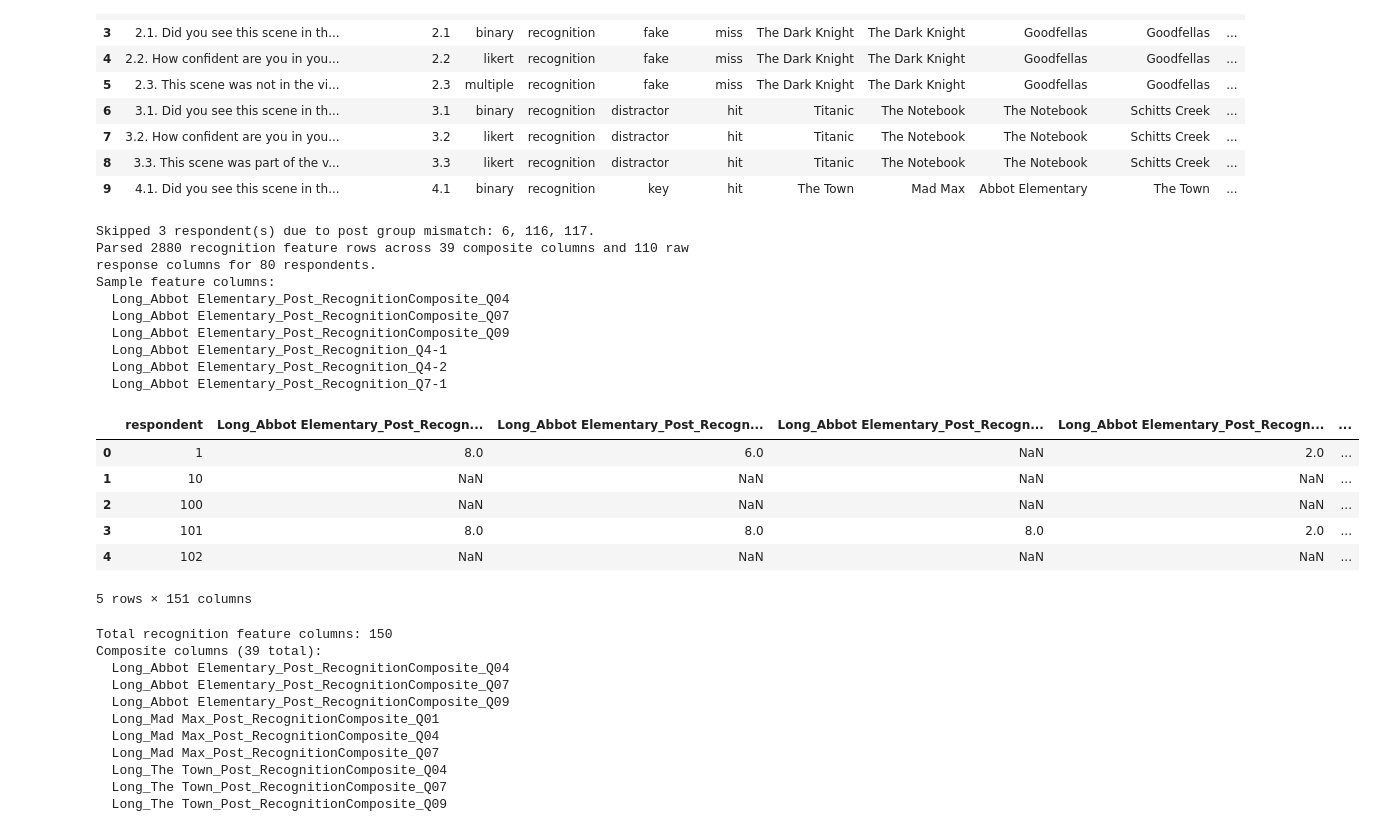
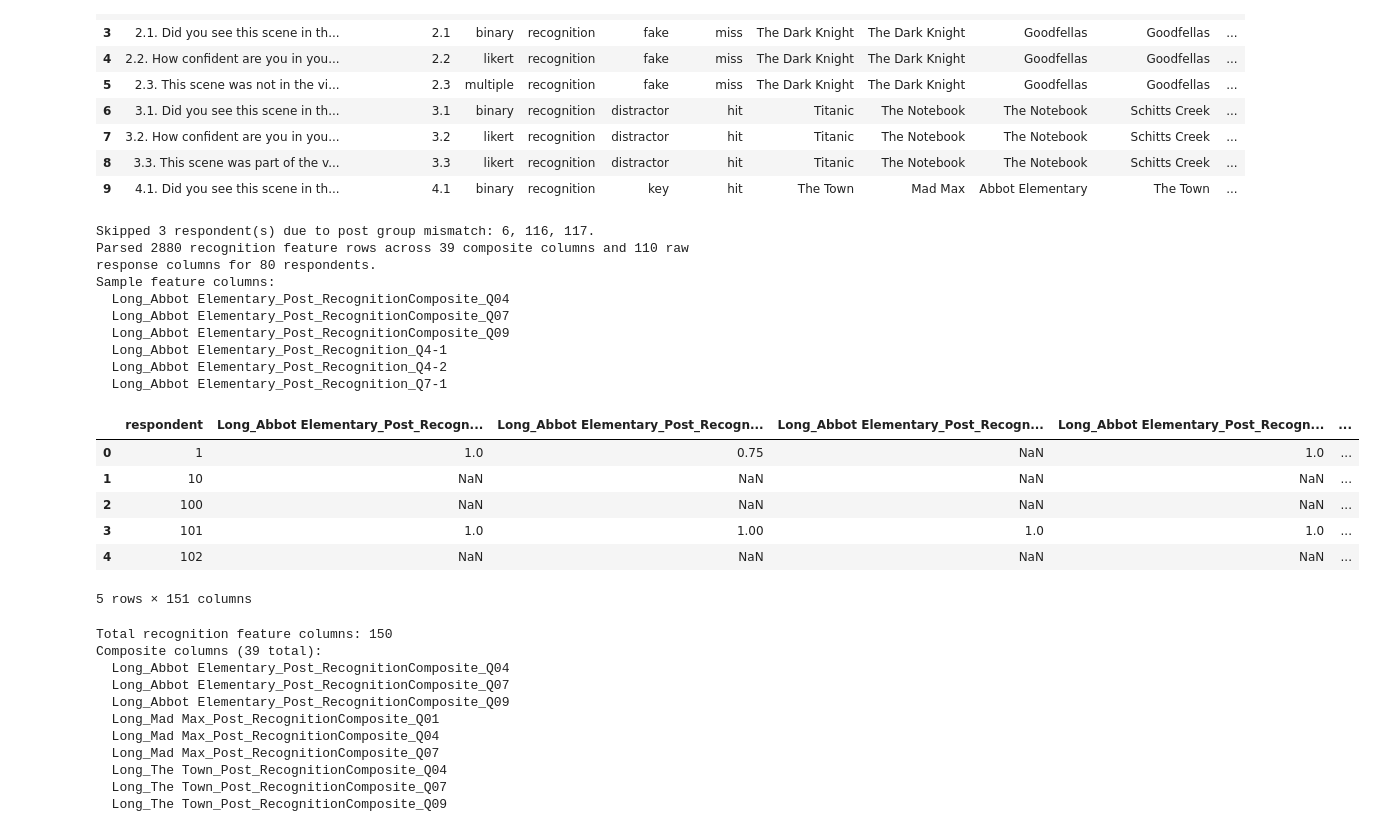
Before and after one commit to NeuralSenseCode/544_WBD_CXCU, a Jupyter notebook: analysis/assemble_uv.ipynb, the cells around one changed output. Drawn from its saved outputs; the diff is of its cells as text; code cells hidden in the pictures.

Commit message:
Update recognition analyses and progress log

```diff
--- a/analysis/assemble_uv.ipynb
+++ b/analysis/assemble_uv.ipynb
@@ -502,7 +532,7 @@ group_short_long_map = pd.DataFrame(
         ("B", "The Town", "Mad Max"),
         ("C", "The Town", "Abbot Elementary"),
         ("D", "Abbot Elementary", "The Town"),
-        ("E", "Abbot Elementary", "The Town"),
+        ("E", "Abbot Elementary", "Mad Max"),
         ("F", "Mad Max", "Abbot Elementary"),
     ],
     columns=["group", "Short Form", "Long Form"],
@@ -1335,6 +1365,38 @@ Updated post_survey_map.csv with question_code column; 7 rows are missing a pars
 | 9 | 4.1. Did you see this scene in th... | 4.1 | binary | recognition | key | hit | The Town | Mad Max | Abbot Elementary | The Town | ... |
 # %%
 import numpy as np
+import re
+
+post_data_dir = project_root / "data" / "Post"
+if not post_data_dir.exists():
+    raise FileNotFoundError(f"Post questionnaire directory not found at {post_data_dir}.")
+post_files = sorted(
+    path
+    for path in post_data_dir.rglob("*.csv")
+    if path.is_file() and not path.name.startswith("~$")
+)
+if not post_files:
+    raise FileNotFoundError(f"No post questionnaire CSV files found under {post_data_dir}.")
+
+def merge_duplicate_columns(df: pd.DataFrame) -> pd.DataFrame:
+    def _sanitize(value):
+        if pd.isna(value):
+            return np.nan
+        if isinstance(value, str):
+            cleaned = value.strip()
+            return cleaned if cleaned else np.nan
+        return value
+    merged = {}
+    column_order = []
+    for column in df.columns:
+        normalized = re.sub(r"\s+", " ", str(column)).strip()
+        series = df[column].astype("object").map(_sanitize)
+        if normalized not in merged:
+            merged[normalized] = series
+            column_order.append(normalized)
+        else:
+            merged[normalized] = merged[normalized].combine_first(series)
+    return pd.DataFrame({name: merged[name] for name in column_order})
 
 post_map_full = pd.read_csv(project_root / "data" / "post_survey_map.csv")
 if "question_code" not in post_map_full.columns:
@@ -1358,6 +1420,9 @@ STAT_LABELS = {
     "mean": "Mean",
     "normalized_mean": "NormalizedMean",
 }
+RECOGNITION_BINARY_MAX = 2.0
+RECOGNITION_CONFIDENCE_MAX = 4.0
+RECOGNITION_COMPOSITE_MAX = RECOGNITION_BINARY_MAX * RECOGNITION_CONFIDENCE_MAX
 FORM_CATEGORY_KEYS = {"key", "seen"}
 NON_FORM_CATEGORY_KEYS = {"unseen", "fake", "distractor", "distractor2"}
 
@@ -1613,15 +1678,19 @@ for csv_path in post_files:
                 issues_here.append("binary_response_missing_or_unrecognized")
             accuracy = base_meta.get("accuracy", "")
             expected_yes = accuracy == "hit"
+            base_score_raw = np.nan
             base_score = np.nan
             if not np.isnan(yes_no):
                 answered_yes = bool(yes_no)
-                base_score = 2.0 if answered_yes == expected_yes else 0.0
+                base_score_raw = RECOGNITION_BINARY_MAX if answered_yes == expected_yes else 0.0
+                base_score = base_score_raw / RECOGNITION_BINARY_MAX
             if np.isnan(confidence):
                 issues_here.append("confidence_missing_or_unrecognized")
+            composite_raw = np.nan
             composite = np.nan
-            if not np.isnan(base_score) and not np.isnan(confidence):
-                composite = base_score * confidence
+            if not np.isnan(base_score_raw) and not np.isnan(confidence):
+                composite_raw = base_score_raw * confidence
+                composite = composite_raw / RECOGNITION_COMPOSITE_MAX
             form_value, form_notes = resolve_form(respondent_id, group_letter, base_meta.get("title", ""))
             issues_here.extend(form_notes)
             question_int = int(float(q_num))
@@ -1716,9 +1785,7 @@ if not composite_subset.empty:
                 .reset_index()
             )
             if not form_agg.empty:
-                form_agg["normalized_mean"] = form_agg.groupby(["respondent", "aligned_form"])["mean"].transform(
-                    lambda s: (s - s.min()) / (s.max() - s.min()) if s.max() > s.min() else 0.0
-                )
+                form_agg["normalized_mean"] = form_agg["mean"].astype(float).clip(0, 1)
                 form_long = form_agg.melt(
                     id_vars=["respondent", "aligned_form", "category_lower"],
                     value_vars=["count", "sum", "mean", "normalized_mean"],
@@ -1726,8 +1793,8 @@ if not composite_subset.empty:
                     value_name="stat_value",
                 )
                 form_long["column_name"] = form_long.apply(
-                    lambda r: f"{r['aligned_form']}_{r['category_lower']}_Post_Recognition_{STAT_LABELS[r['statistic']]}",
-                    axis=1,
+                    lambda r: f"{r['aligned_form']}_{r['category_lower']}_Post_Recognition_{STAT_LABELS[r['statistic']]}"
+                    , axis=1,
                 )
                 form_wide = form_long.pivot(index="respondent", columns="column_name", values="stat_value").reset_index()
                 form_wide.columns.name = None
@@ -1742,9 +1809,7 @@ if not composite_subset.empty:
             .reset_index()
         )
         if not non_form_agg.empty:
-            non_form_agg["normalized_mean"] = non_form_agg.groupby("respondent")["mean"].transform(
-                lambda s: (s - s.min()) / (s.max() - s.min()) if s.max() > s.min() else 0.0
-            )
+            non_form_agg["normalized_mean"] = non_form_agg["mean"].astype(float).clip(0, 1)
             non_form_long = non_form_agg.melt(
                 id_vars=["respondent", "category_lower"],
                 value_vars=["count", "sum", "mean", "normalized_mean"],
@@ -1752,8 +1817,8 @@ if not composite_subset.empty:
                 value_name="stat_value",
             )
             non_form_long["column_name"] = non_form_long.apply(
-                lambda r: f"{r['category_lower']}_Post_Recognition_{STAT_LABELS[r['statistic']]}",
-                axis=1,
+                lambda r: f"{r['category_lower']}_Post_Recognition_{STAT_LABELS[r['statistic']]}"
+                , axis=1,
             )
             non_form_wide = non_form_long.pivot(index="respondent", columns="column_name", values="stat_value").reset_index()
             non_form_wide.columns.name = None
@@ -1786,37 +1851,37 @@ if excluded_group_mismatch:
         if text.isdigit():
             return (0, int(text))
         return (1, text)
     excluded_display = ", ".join(sorted(excluded_group_mismatch, key=_mismatch_sort_key))
     print(
         f"Skipped {len(excluded_group_mismatch)} respondent(s) due to post group mismatch: {excluded_display}."
     )
 
 print(
     f"Parsed {recognition_df.shape[0]} recognition feature rows across "
     f"{len(composite_columns)} composite columns and {len(raw_columns)} raw response columns "
     f"for {recognition_features.shape[0]} respondents.",
 )
 sample_columns = composite_columns[:3] + raw_columns[:3]
 if sample_columns:
     print("Sample feature columns:")
     for name in sample_columns:
         print(f"  {name}")
 recognition_features.head()
 # %% [output]
 Skipped 3 respondent(s) due to post group mismatch: 6, 116, 117.
 Parsed 2880 recognition feature rows across 39 composite columns and 110 raw response columns for 80 respondents.
 Sample feature columns:
   Long_Abbot Elementary_Post_RecognitionComposite_Q04
   Long_Abbot Elementary_Post_RecognitionComposite_Q07
   Long_Abbot Elementary_Post_RecognitionComposite_Q09
   Long_Abbot Elementary_Post_Recognition_Q4-1
   Long_Abbot Elementary_Post_Recognition_Q4-2
   Long_Abbot Elementary_Post_Recognition_Q7-1
 |  | respondent | Long_Abbot Elementary_Post_Recogn... | Long_Abbot Elementary_Post_Recogn... | Long_Abbot Elementary_Post_Recogn... | Long_Abbot Elementary_Post_Recogn... | ... |
-| 0 | 1 | 8.0 | 6.0 | NaN | 2.0 | ... |
+| 0 | 1 | 1.0 | 0.75 | NaN | 1.0 | ... |
 | 1 | 10 | NaN | NaN | NaN | NaN | ... |
 | 2 | 100 | NaN | NaN | NaN | NaN | ... |
-| 3 | 101 | 8.0 | 8.0 | 8.0 | 2.0 | ... |
+| 3 | 101 | 1.0 | 1.00 | 1.0 | 1.0 | ... |
 | 4 | 102 | NaN | NaN | NaN | NaN | ... |
 5 rows × 151 columns
 # %%
```
Also changed, not shown: parts of 8 cells of this notebook, 3 other files.
